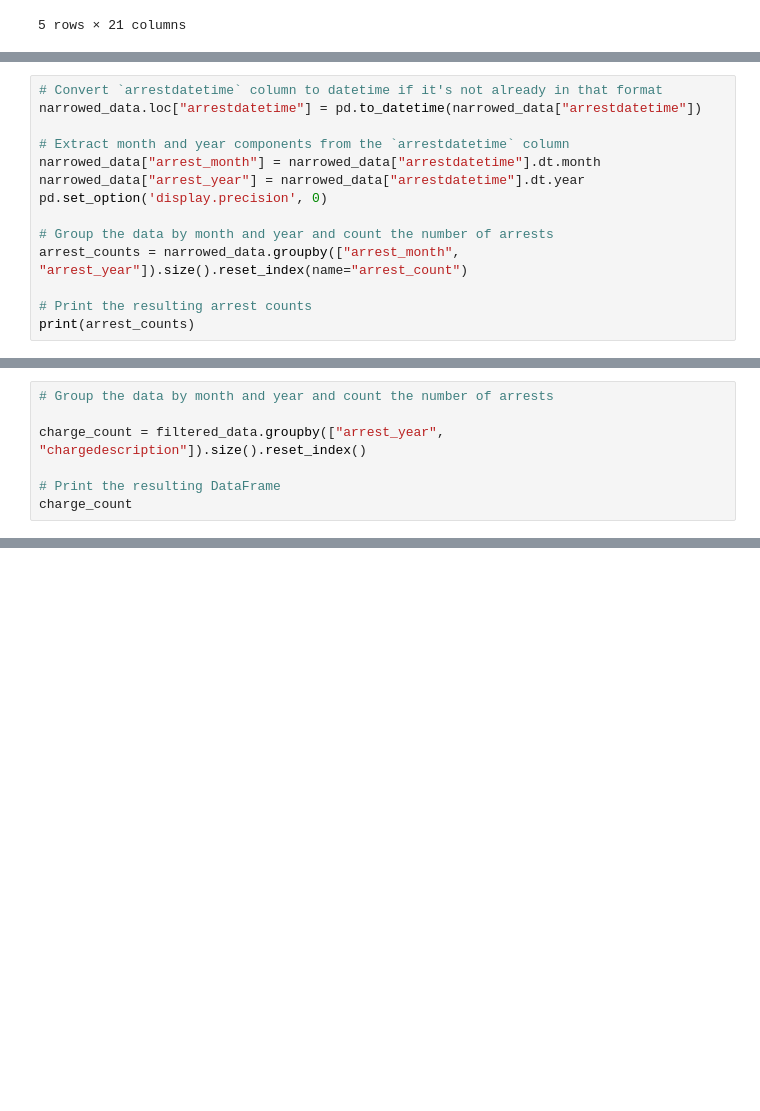
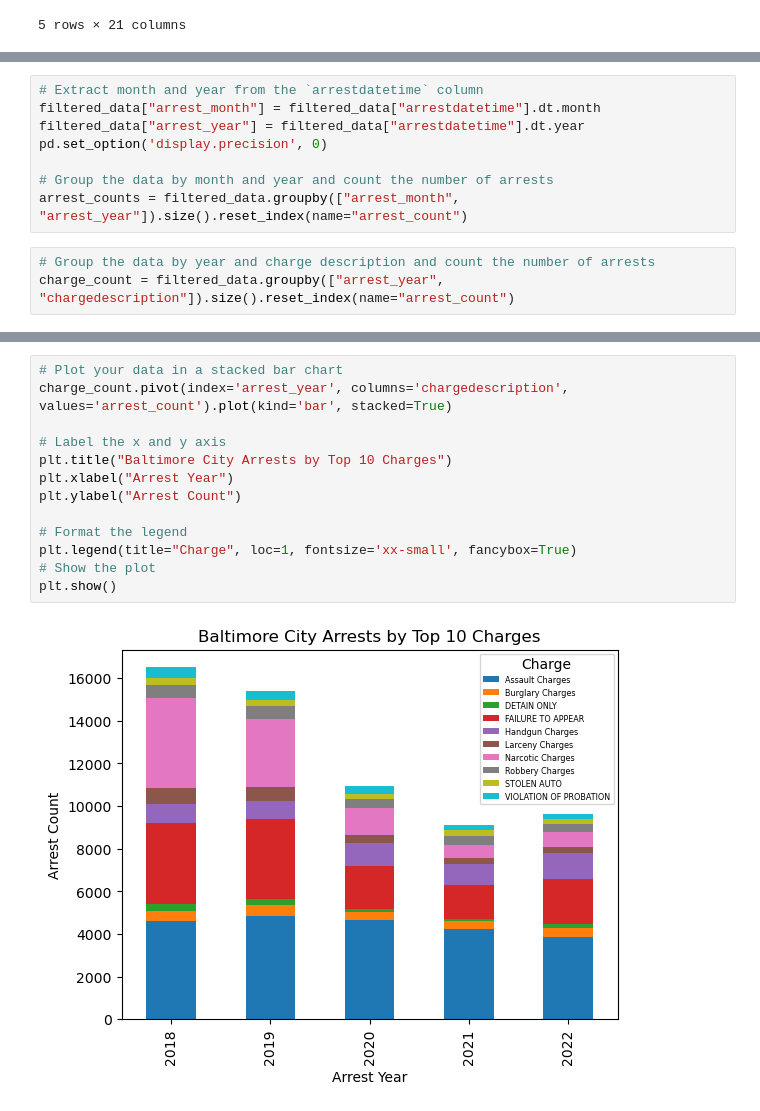
Before and after one commit to erusin12/dataProject1, a Jupyter notebook: dataProject1.ipynb, the cells around one changed output, grey strips where cells are left out. Saved outputs shown, nothing was run; the diff lists cells and outputs as text; blank space fills up the shorter version.

```diff
--- a/dataProject1.ipynb
+++ b/dataProject1.ipynb
@@ -59,14 +58,0 @@ narrowed_data
-# %%
-# Convert `arrestdatetime` column to datetime if it's not already in that format
-narrowed_data.loc["arrestdatetime"] = pd.to_datetime(narrowed_data["arrestdatetime"])
-
-# Extract month and year components from the `arrestdatetime` column
-narrowed_data["arrest_month"] = narrowed_data["arrestdatetime"].dt.month
-narrowed_data["arrest_year"] = narrowed_data["arrestdatetime"].dt.year
-pd.set_option('display.precision', 0)
-
-# Group the data by month and year and count the number of arrests
-arrest_counts = narrowed_data.groupby(["arrest_month", "arrest_year"]).size().reset_index(name="arrest_count")
-
-# Print the resulting arrest counts
-print(arrest_counts)
@@ -302,7 +91,11 @@ filtered_data
+# %%
+# Extract month and year from the `arrestdatetime` column
+filtered_data["arrest_month"] = filtered_data["arrestdatetime"].dt.month
+filtered_data["arrest_year"] = filtered_data["arrestdatetime"].dt.year
+pd.set_option('display.precision', 0)
+
+# Group the data by month and year and count the number of arrests
+arrest_counts = filtered_data.groupby(["arrest_month", "arrest_year"]).size().reset_index(name="arrest_count")
 # %%
-# Group the data by month and year and count the number of arrests
-
-charge_count = filtered_data.groupby(["arrest_year", "chargedescription"]).size().reset_index()
-
-# Print the resulting DataFrame
-charge_count
+# Group the data by year and charge description and count the number of arrests
+charge_count = filtered_data.groupby(["arrest_year", "chargedescription"]).size().reset_index(name="arrest_count")
@@ -309 +120,16 @@ charge_count
+# %%
+# Plot your data in a stacked bar chart
+charge_count.pivot(index='arrest_year', columns='chargedescription', values='arrest_count').plot(kind='bar', stacked=True)
+
+# Label the x and y axis
+plt.title("Baltimore City Arrests by Top 10 Charges")
+plt.xlabel("Arrest Year")
+plt.ylabel("Arrest Count")
+
+# Format the legend
+plt.legend(title="Charge", loc=1, fontsize='xx-small', fancybox=True)
+# Show the plot
+plt.show()
+# %% [output]
+[figure, added]
 # %%
```
Also changed, not shown: parts of 33 cells of this notebook, 4 other files.
